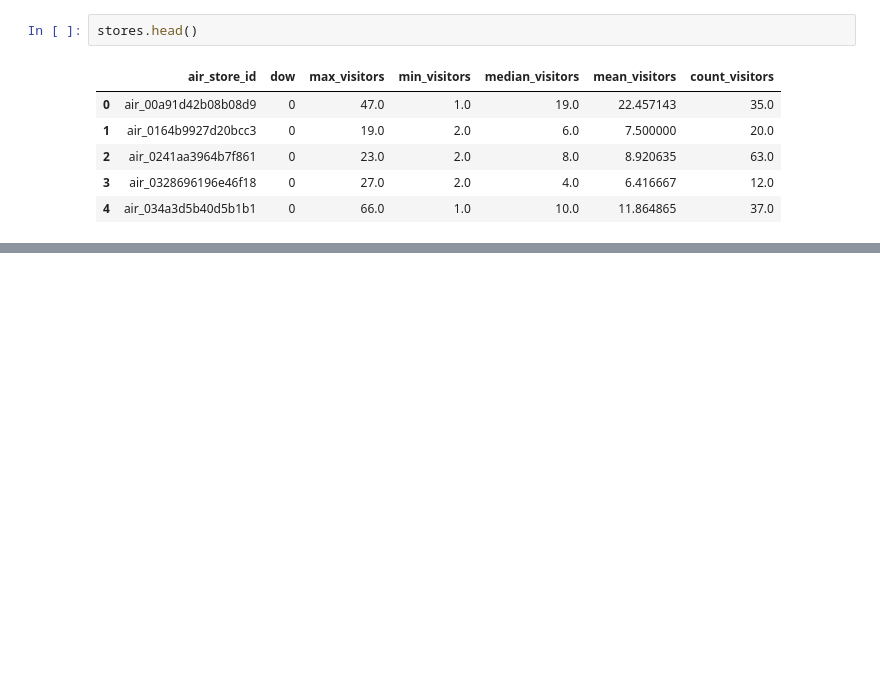
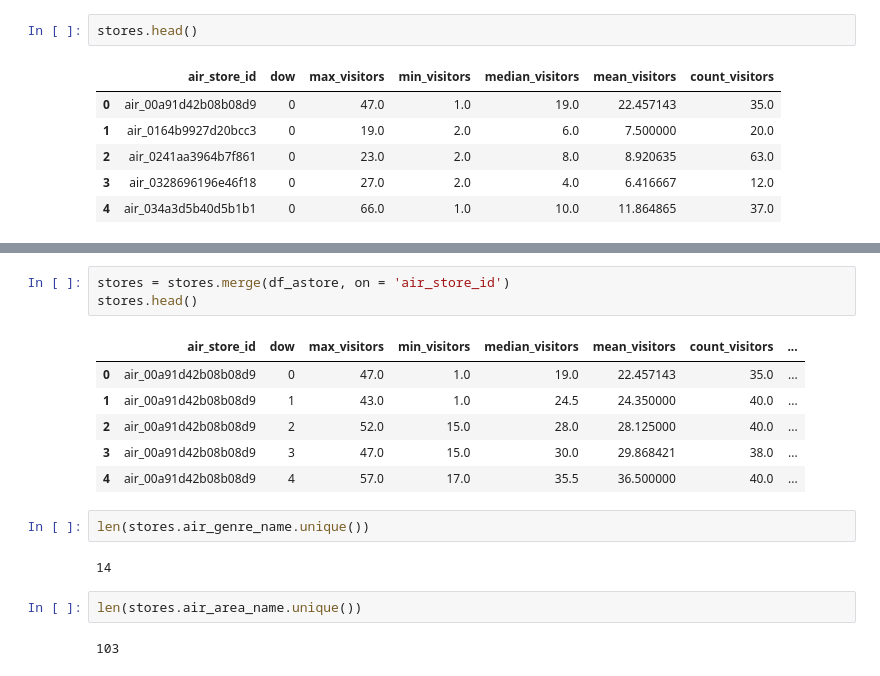
Before and after one commit to dongzhang84/Kaggle, a Jupyter notebook: Restaurant_Visitor_Forecasting/Visitor_forecasting_v3.ipynb, the cells around one changed output, grey strips where cells are left out. Drawn from its saved outputs; the diff is of its cells as text; blank space fills up the shorter version.

```diff
--- a/Restaurant_Visitor_Forecasting/Visitor_forecasting_v3.ipynb
+++ b/Restaurant_Visitor_Forecasting/Visitor_forecasting_v3.ipynb
@@ -581,0 +591,18 @@ stores.head()
+# %%
+stores = stores.merge(df_astore, on = 'air_store_id')
+stores.head()
+# %% [output]
+|  | air_store_id | dow | max_visitors | min_visitors | median_visitors | mean_visitors | count_visitors | ... |
+| 0 | air_00a91d42b08b08d9 | 0 | 47.0 | 1.0 | 19.0 | 22.457143 | 35.0 | ... |
+| 1 | air_00a91d42b08b08d9 | 1 | 43.0 | 1.0 | 24.5 | 24.350000 | 40.0 | ... |
+| 2 | air_00a91d42b08b08d9 | 2 | 52.0 | 15.0 | 28.0 | 28.125000 | 40.0 | ... |
+| 3 | air_00a91d42b08b08d9 | 3 | 47.0 | 15.0 | 30.0 | 29.868421 | 38.0 | ... |
+| 4 | air_00a91d42b08b08d9 | 4 | 57.0 | 17.0 | 35.5 | 36.500000 | 40.0 | ... |
+# %%
+len(stores.air_genre_name.unique())
+# %% [output]
+14
+# %%
+len(stores.air_area_name.unique())
+# %% [output]
+103
```
Also changed, not shown: parts of 9 cells of this notebook.
